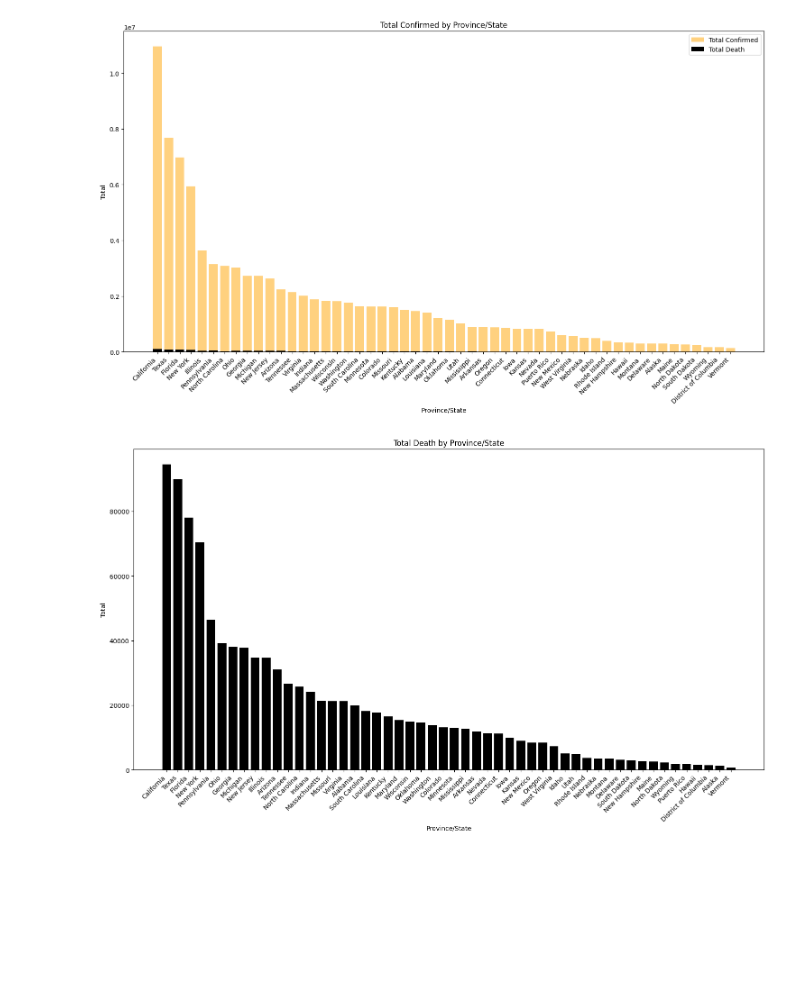
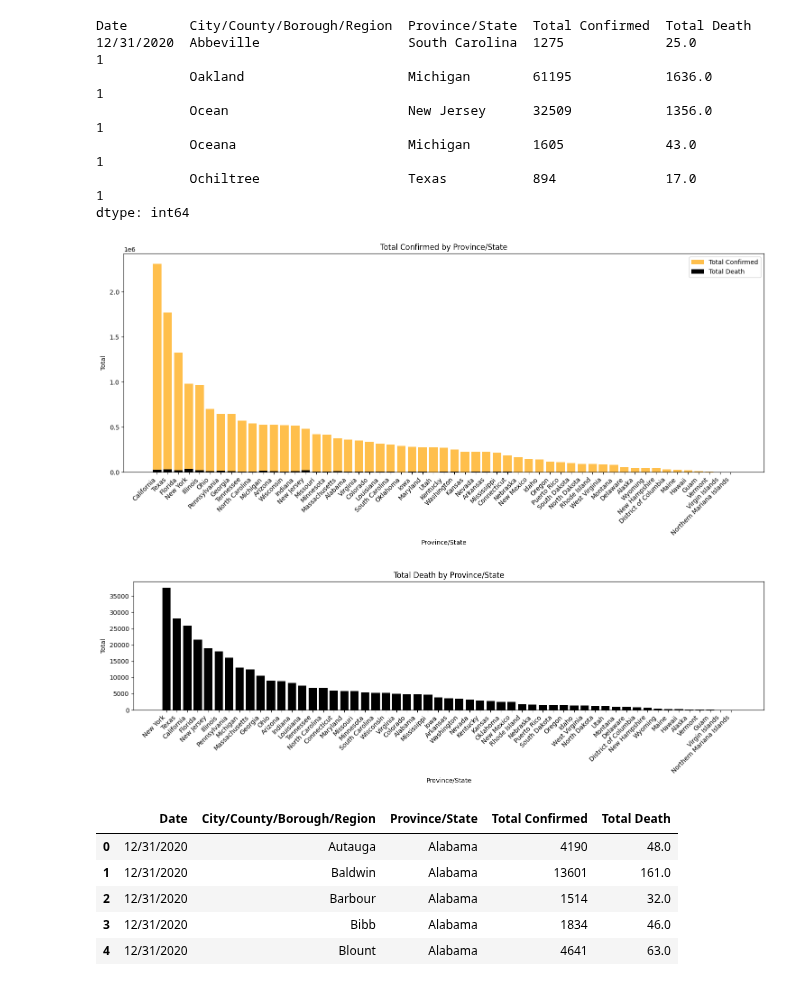
Before and after one commit to AppleBoiy/cs203-c19-analysis, a Jupyter notebook: code/ranking.ipynb, the cells around one changed output. Saved outputs shown, nothing was run; the diff lists cells and outputs as text; code cells hidden in the pictures; blank space fills up the shorter version.

```diff
--- a/code/ranking.ipynb
+++ b/code/ranking.ipynb
@@ -3,37 +3,47 @@ import pandas as pd
 import matplotlib.pyplot as plt
 # %%
 df = pd.read_csv('../data/data.csv')
+dt20 = pd.read_csv('../data/data2020.csv')
 p18 = pd.read_csv('../data/sp2018.csv')
 p19 = pd.read_csv('../data/sp2019.csv')
 p20 = pd.read_csv('../data/sp2020.csv')
+dt20.value_counts().head()
+# %% [output]
+Date        City/County/Borough/Region  Province/State  Total Confirmed  Total Death
+12/31/2020  Abbeville                   South Carolina  1275             25.0           1
+            Oakland                     Michigan        61195            1636.0         1
+            Ocean                       New Jersey      32509            1356.0         1
+            Oceana                      Michigan        1605             43.0           1
+            Ochiltree                   Texas           894              17.0           1
+dtype: int64
 # %%
-state_df = df.groupby('Province/State')[['Total Death', 'Total Confirmed']].sum().reset_index()
-state_df = state_df.sort_values(by='Total Confirmed', ascending=False)
+state_dt20 = dt20.groupby('Province/State')[['Total Death', 'Total Confirmed']].sum().reset_index()
+state_dt20 = state_dt20.sort_values(by='Total Confirmed', ascending=False)
 
-plt.figure(figsize=(15, 9))
+plt.figure(figsize=(15, 7))
 
-plt.bar(state_df['Province/State'], state_df['Total Confirmed'], color='orange', label='Total Confirmed',alpha=0.5)
-plt.bar(state_df['Province/State'], state_df['Total Death'], color='black', label='Total Death')
+plt.bar(state_dt20['Province/State'], state_dt20['Total Confirmed'], color='orange', label='Total Confirmed',alpha=0.7)
+plt.bar(state_dt20['Province/State'], state_dt20['Total Death'], color='black', label='Total Death')
 
 plt.xlabel('Province/State')
 plt.ylabel('Total')
 plt.title('Total Confirmed by Province/State')
 
 plt.xticks(rotation=45, ha="right")
 
 plt.legend()
 
 plt.tight_layout()
 plt.show()
 # %% [output]
-[figure, old version]
+[figure, new version]
 # %%
-state_df = df.groupby('Province/State')[['Total Death', 'Total Confirmed']].sum().reset_index()
-state_df = state_df.sort_values(by='Total Death', ascending=False)  # Sort by Total Confirmed in descending order
+state_dt20 = dt20.groupby('Province/State')[['Total Death', 'Total Confirmed']].sum().reset_index()
+state_dt20 = state_dt20.sort_values(by='Total Death', ascending=False)
 
-plt.figure(figsize=(15, 9))
+plt.figure(figsize=(15, 5))
 
-plt.bar(state_df['Province/State'], state_df['Total Death'], color='black', label='Total Death')
+plt.bar(state_dt20['Province/State'], state_dt20['Total Death'], color='black', label='Total Death')
 
 plt.xlabel('Province/State')
 plt.ylabel('Total')
@@ -44,5 +54,16 @@ plt.xticks(rotation=45, ha="right")
 plt.tight_layout()
 plt.show()
 # %% [output]
-[figure, old version]
+[figure, new version]
+# %%
+dt_2020 = dt20[dt20['Date'].str.contains('2020', case=False)]
+
+dt_2020.head(5)
+# %% [output]
+|  | Date | City/County/Borough/Region | Province/State | Total Confirmed | Total Death |
+| 0 | 12/31/2020 | Autauga | Alabama | 4190 | 48.0 |
+| 1 | 12/31/2020 | Baldwin | Alabama | 13601 | 161.0 |
+| 2 | 12/31/2020 | Barbour | Alabama | 1514 | 32.0 |
+| 3 | 12/31/2020 | Bibb | Alabama | 1834 | 46.0 |
+| 4 | 12/31/2020 | Blount | Alabama | 4641 | 63.0 |
 # %%
```
Also changed, not shown: parts of 2 cells of this notebook.
